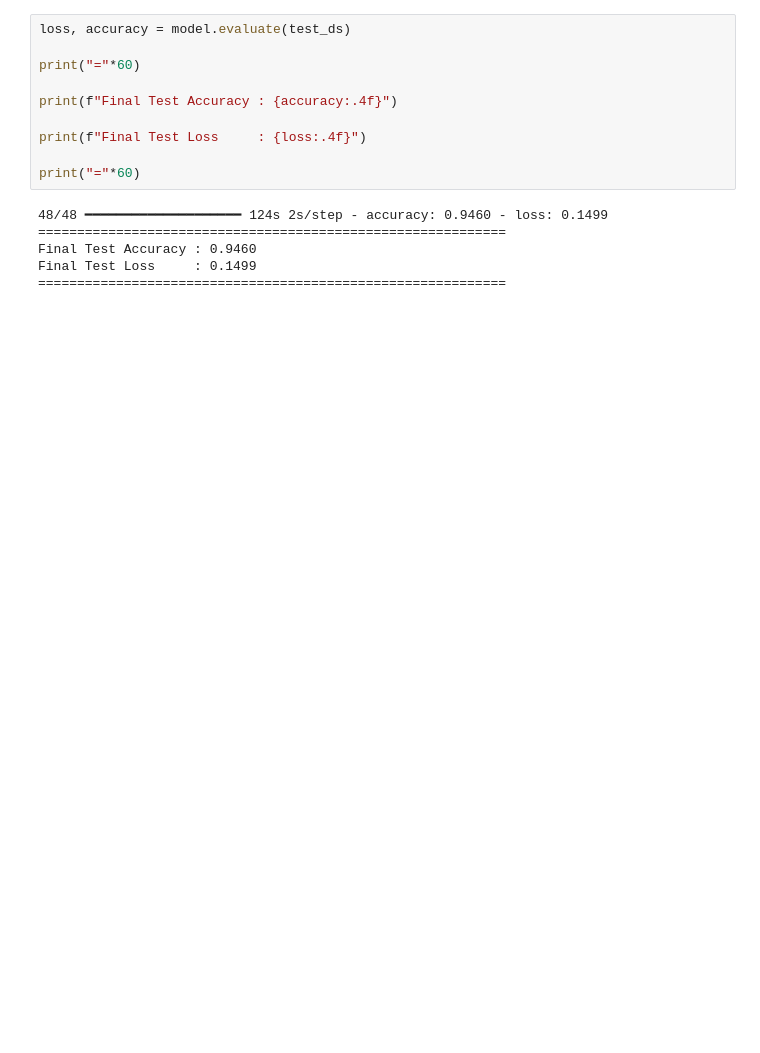
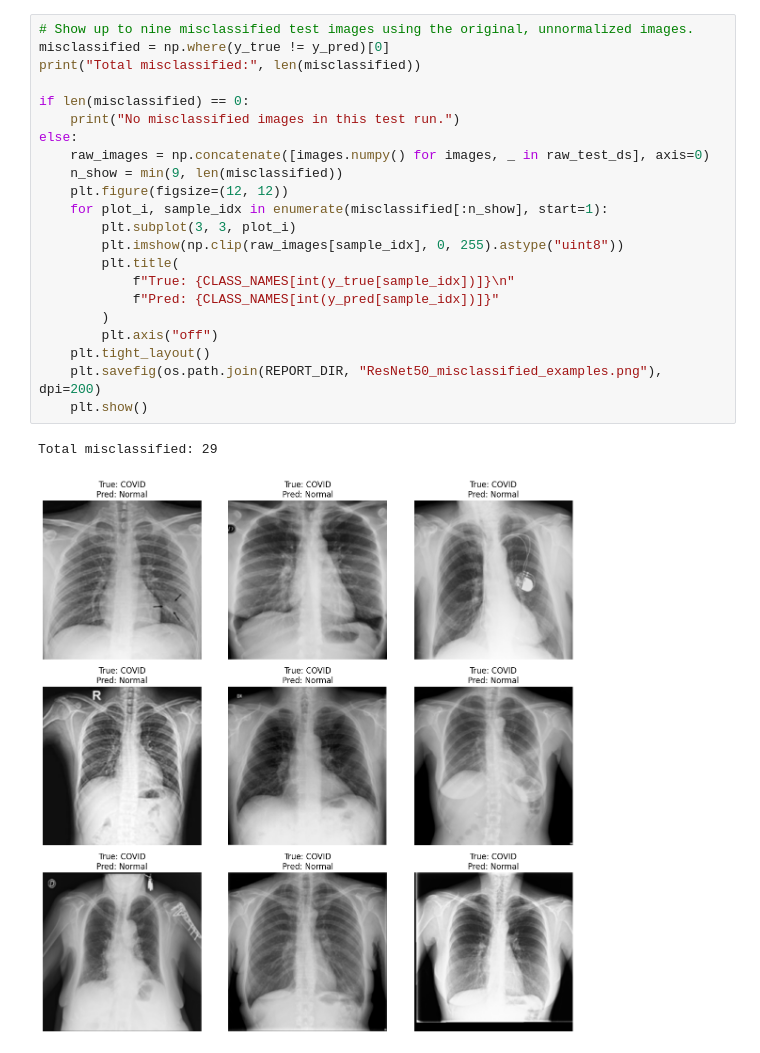
Before and after one commit to HimakarPisipati/Medivision-AI, a Jupyter notebook: notebooks/05_evaluation.ipynb, the cells around one changed output. Saved outputs shown, nothing was run; the diff lists cells and outputs as text; blank space fills up the shorter version.

```diff
--- a/notebooks/05_evaluation.ipynb
+++ b/notebooks/05_evaluation.ipynb
@@ -251,16 +272,25 @@ plt.show()
-# %%
-loss, accuracy = model.evaluate(test_ds)
-
-print("="*60)
-
-print(f"Final Test Accuracy : {accuracy:.4f}")
-
-print(f"Final Test Loss     : {loss:.4f}")
-
-print("="*60)
-# %% [output]
-48/48 ━━━━━━━━━━━━━━━━━━━━ 124s 2s/step - accuracy: 0.9460 - loss: 0.1499
-============================================================
-Final Test Accuracy : 0.9460
-Final Test Loss     : 0.1499
-============================================================
+# %%
+# Show up to nine misclassified test images using the original, unnormalized images.
+misclassified = np.where(y_true != y_pred)[0]
+print("Total misclassified:", len(misclassified))
+
+if len(misclassified) == 0:
+    print("No misclassified images in this test run.")
+else:
+    raw_images = np.concatenate([images.numpy() for images, _ in raw_test_ds], axis=0)
+    n_show = min(9, len(misclassified))
+    plt.figure(figsize=(12, 12))
+    for plot_i, sample_idx in enumerate(misclassified[:n_show], start=1):
+        plt.subplot(3, 3, plot_i)
+        plt.imshow(np.clip(raw_images[sample_idx], 0, 255).astype("uint8"))
+        plt.title(
+            f"True: {CLASS_NAMES[int(y_true[sample_idx])]}\n"
+            f"Pred: {CLASS_NAMES[int(y_pred[sample_idx])]}"
+        )
+        plt.axis("off")
+    plt.tight_layout()
+    plt.savefig(os.path.join(REPORT_DIR, "ResNet50_misclassified_examples.png"), dpi=200)
+    plt.show()
+# %% [output]
+Total misclassified: 29
+[figure, added]
```
Also changed, not shown: parts of 21 cells of this notebook, 6 other files.
